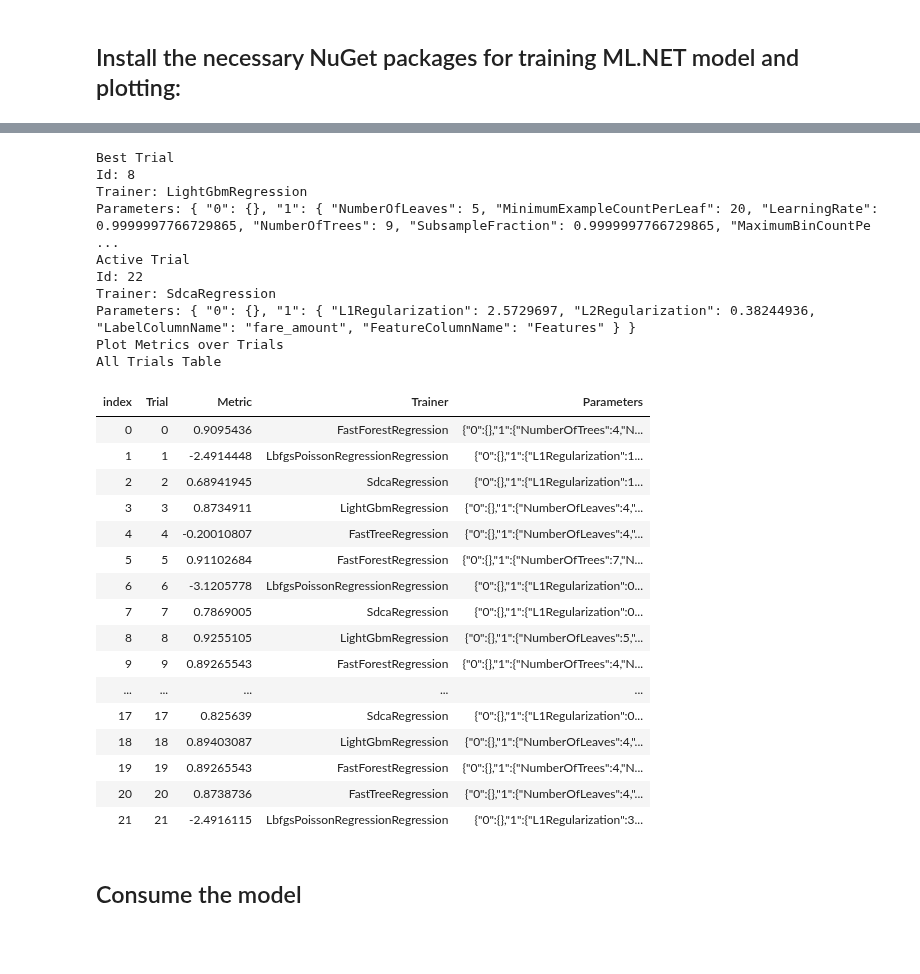
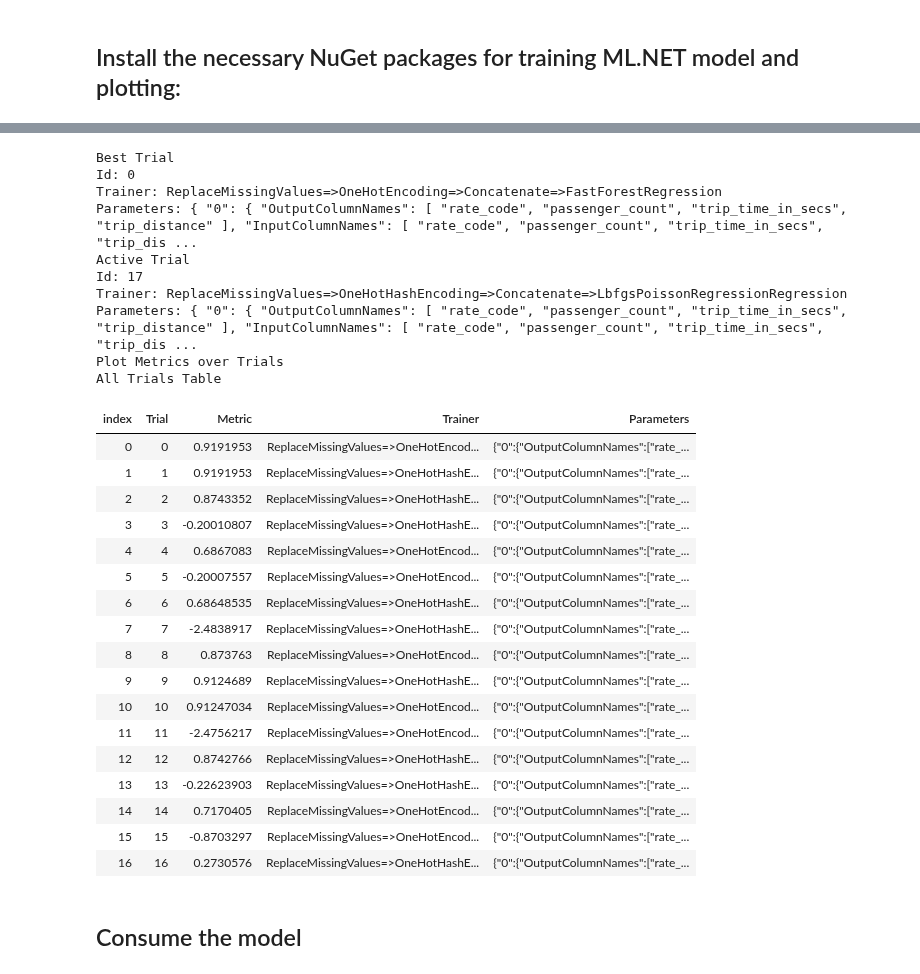
Before and after one commit to dotnet/csharp-notebooks, a Jupyter notebook: machine-learning/E2E-Regression with Taxi Dataset.ipynb, the cells around one changed output, grey strips where cells are left out. Saved outputs shown, nothing was run; the diff lists cells and outputs as text; code cells hidden in the pictures; blank space fills up the shorter version.

```diff
--- a/machine-learning/E2E-Regression with Taxi Dataset.ipynb
+++ b/machine-learning/E2E-Regression with Taxi Dataset.ipynb
@@ -39,63 +42,61 @@ using Microsoft.ML;
 using Microsoft.ML.AutoML;
 using Microsoft.ML.Data;
 # %%
-
 //Load File
 var trainDataPath = Path.Combine(Directory.GetCurrentDirectory(),"data", "taxi-fare.csv");
 var df = DataFrame.LoadCsv(trainDataPath);
 var mlContext = new MLContext();
 
 // Append the trainer to the data processing pipeline
-var pipeline = mlContext.Transforms.Categorical.OneHotEncoding(new[] { new InputOutputColumnPair(@"vendor_id", @"vendor_id"), new InputOutputColumnPair(@"payment_type", @"payment_type")},outputKind: OutputKind.Binary)
-                 .Append(mlContext.Transforms.ReplaceMissingValues(new[] { new InputOutputColumnPair(@"rate_code", @"rate_code"), new InputOutputColumnPair(@"passenger_count", @"passenger_count"), new InputOutputColumnPair(@"trip_time_in_secs", @"trip_time_in_secs"), new InputOutputColumnPair(@"trip_distance", @"trip_distance") }))
-                 .Append(mlContext.Transforms.Concatenate(@"Features", new[] { @"vendor_id", @"payment_type", @"rate_code", @"passenger_count", @"trip_time_in_secs", @"trip_distance" }))
+var pipeline = mlContext.Auto().Featurizer(df, excludeColumns: new[]{"fare_amount"})
                  .Append(mlContext.Auto().Regression(labelColumnName: "fare_amount"));
 
 // Configure AutoML
 var trainTestSplit = mlContext.Data.TrainTestSplit(df, 0.2);
 var validateTestSplit = mlContext.Data.TrainTestSplit(trainTestSplit.TestSet, 0.5);
 var monitor = new NotebookMonitor();
 
  var experiment = mlContext.Auto().CreateExperiment()
                     .SetPipeline(pipeline)
                     .SetTrainingTimeInSeconds(50)
                     .SetDataset(trainTestSplit.TrainSet, validateTestSplit.TrainSet)
                     .SetEvaluateMetric(RegressionMetric.RSquared, "fare_amount", "Score")
 					.SetMonitor(monitor);
 
 					// Configure Visualizer
 monitor.SetUpdate(monitor.Display());
 
 // Start Experiment
 var result = await experiment.RunAsync();
 # %% [output]
 Best Trial
-Id: 8
-Trainer: LightGbmRegression
-Parameters: { "0": {}, "1": { "NumberOfLeaves": 5, "MinimumExampleCountPerLeaf": 20, "LearningRate": 0.9999997766729865, "NumberOfTrees": 9, "SubsampleFraction": 0.9999997766729865, "MaximumBinCountPe ...
+Id: 0
+Trainer: ReplaceMissingValues=>OneHotEncoding=>Concatenate=>FastForestRegression
+Parameters: { "0": { "OutputColumnNames": [ "rate_code", "passenger_count", "trip_time_in_secs", "trip_distance" ], "InputColumnNames": [ "rate_code", "passenger_count", "trip_time_in_secs", "trip_dis ...
 Active Trial
-Id: 22
-Trainer: SdcaRegression
-Parameters: { "0": {}, "1": { "L1Regularization": 2.5729697, "L2Regularization": 0.38244936, "LabelColumnName": "fare_amount", "FeatureColumnName": "Features" } }
+Id: 17
+Trainer: ReplaceMissingValues=>OneHotHashEncoding=>Concatenate=>LbfgsPoissonRegressionRegression
+Parameters: { "0": { "OutputColumnNames": [ "rate_code", "passenger_count", "trip_time_in_secs", "trip_distance" ], "InputColumnNames": [ "rate_code", "passenger_count", "trip_time_in_secs", "trip_dis ...
 Plot Metrics over Trials
 All Trials Table
 | index | Trial | Metric | Trainer | Parameters |
-| 0 | 0 | 0.9095436 | FastForestRegression | {"0":{},"1":{"NumberOfTrees":4,"N... |
-| 1 | 1 | -2.4914448 | LbfgsPoissonRegressionRegression | {"0":{},"1":{"L1Regularization":1... |
-| 2 | 2 | 0.68941945 | SdcaRegression | {"0":{},"1":{"L1Regularization":1... |
-| 3 | 3 | 0.8734911 | LightGbmRegression | {"0":{},"1":{"NumberOfLeaves":4,"... |
-| 4 | 4 | -0.20010807 | FastTreeRegression | {"0":{},"1":{"NumberOfLeaves":4,"... |
-| 5 | 5 | 0.91102684 | FastForestRegression | {"0":{},"1":{"NumberOfTrees":7,"N... |
-| 6 | 6 | -3.1205778 | LbfgsPoissonRegressionRegression | {"0":{},"1":{"L1Regularization":0... |
-| 7 | 7 | 0.7869005 | SdcaRegression | {"0":{},"1":{"L1Regularization":0... |
-| 8 | 8 | 0.9255105 | LightGbmRegression | {"0":{},"1":{"NumberOfLeaves":5,"... |
-| 9 | 9 | 0.89265543 | FastForestRegression | {"0":{},"1":{"NumberOfTrees":4,"N... |
-| ... | ... | ... | ... | ... |
-| 17 | 17 | 0.825639 | SdcaRegression | {"0":{},"1":{"L1Regularization":0... |
-| 18 | 18 | 0.89403087 | LightGbmRegression | {"0":{},"1":{"NumberOfLeaves":4,"... |
-| 19 | 19 | 0.89265543 | FastForestRegression | {"0":{},"1":{"NumberOfTrees":4,"N... |
-| 20 | 20 | 0.8738736 | FastTreeRegression | {"0":{},"1":{"NumberOfLeaves":4,"... |
-| 21 | 21 | -2.4916115 | LbfgsPoissonRegressionRegression | {"0":{},"1":{"L1Regularization":3... |
+| 0 | 0 | 0.9191953 | ReplaceMissingValues=>OneHotEncod... | {"0":{"OutputColumnNames":["rate_... |
+| 1 | 1 | 0.9191953 | ReplaceMissingValues=>OneHotHashE... | {"0":{"OutputColumnNames":["rate_... |
+| 2 | 2 | 0.8743352 | ReplaceMissingValues=>OneHotHashE... | {"0":{"OutputColumnNames":["rate_... |
+| 3 | 3 | -0.20010807 | ReplaceMissingValues=>OneHotHashE... | {"0":{"OutputColumnNames":["rate_... |
+| 4 | 4 | 0.6867083 | ReplaceMissingValues=>OneHotEncod... | {"0":{"OutputColumnNames":["rate_... |
+| 5 | 5 | -0.20007557 | ReplaceMissingValues=>OneHotEncod... | {"0":{"OutputColumnNames":["rate_... |
+| 6 | 6 | 0.68648535 | ReplaceMissingValues=>OneHotHashE... | {"0":{"OutputColumnNames":["rate_... |
+| 7 | 7 | -2.4838917 | ReplaceMissingValues=>OneHotHashE... | {"0":{"OutputColumnNames":["rate_... |
+| 8 | 8 | 0.873763 | ReplaceMissingValues=>OneHotEncod... | {"0":{"OutputColumnNames":["rate_... |
+| 9 | 9 | 0.9124689 | ReplaceMissingValues=>OneHotHashE... | {"0":{"OutputColumnNames":["rate_... |
+| 10 | 10 | 0.91247034 | ReplaceMissingValues=>OneHotEncod... | {"0":{"OutputColumnNames":["rate_... |
+| 11 | 11 | -2.4756217 | ReplaceMissingValues=>OneHotEncod... | {"0":{"OutputColumnNames":["rate_... |
+| 12 | 12 | 0.8742766 | ReplaceMissingValues=>OneHotHashE... | {"0":{"OutputColumnNames":["rate_... |
+| 13 | 13 | -0.22623903 | ReplaceMissingValues=>OneHotHashE... | {"0":{"OutputColumnNames":["rate_... |
+| 14 | 14 | 0.7170405 | ReplaceMissingValues=>OneHotEncod... | {"0":{"OutputColumnNames":["rate_... |
+| 15 | 15 | -0.8703297 | ReplaceMissingValues=>OneHotEncod... | {"0":{"OutputColumnNames":["rate_... |
+| 16 | 16 | 0.2730576 | ReplaceMissingValues=>OneHotHashE... | {"0":{"OutputColumnNames":["rate_... |
 # %% [markdown]
 ## Consume the model
 # %%
```
Also changed, not shown: parts of 3 cells of this notebook.
